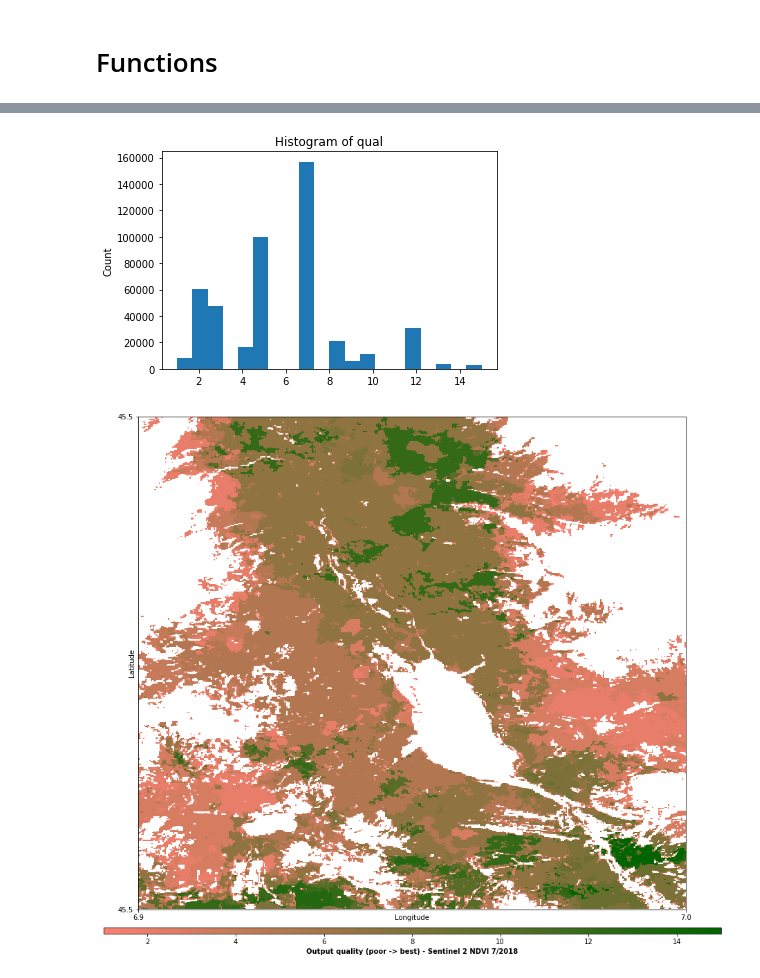
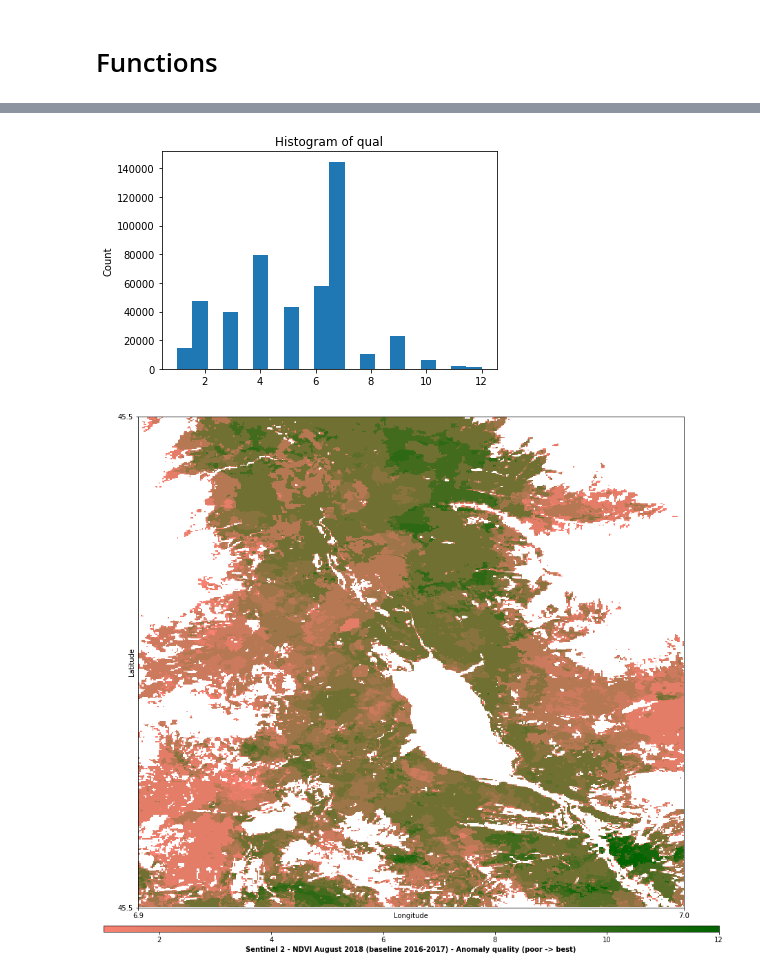
Before and after one commit to unep-grid/SwissDataCube, a Jupyter notebook: notebooks/monthly_anomaly.ipynb, the cells around one changed output, grey strips where cells are left out. Cells and saved outputs as stored; diff of their text form; code cells hidden in the pictures.

Commit message:
anomaly calculation updated

```diff
--- a/notebooks/monthly_anomaly.ipynb
+++ b/notebooks/monthly_anomaly.ipynb
@@ -185,12 +246,13 @@ def expr_anom(plat, prod, expr, bands_expr, mask, data_cats, year, month, lon, l
 # %%
 # Compute anomaly
 time_start = datetime.now()
+printandlog('STARTED computing anomaly', logname, reset = True)
 
 if ((max_lon - min_lon) * (max_lat - min_lat) <= chunk_size):
     # Compute anomaly at once
-    print('%s - processing all at once' % (datetime.now()))
+    printandlog('Processing all at once', logname)
     anom = expr_anom(platform, product,math_expr, bands, cat_band, keep_cats,
-                     anom_year, anom_month, (min_lon, max_lon), (min_lat, max_lat))
+                     base_years, anom_years, anom_months, (min_lon, max_lon), (min_lat, max_lat))
 else:
     # Compute anomaly by chunk
     # Cut the geographic extents into chunks
@@ -201,13 +263,13 @@ else:
     product_chunks = []
     for index, chunk in enumerate(geographic_chunks):
         cnt += 1
-        print('%s - %i/%i' % (datetime.now(), cnt, chunks_nb))
+        printandlog('Chunk %i/%i' % (cnt, chunks_nb), logname)
         pc_change = expr_anom(platform, product,math_expr, bands, cat_band, keep_cats,
-                              anom_year, anom_month, chunk['longitude'], chunk['latitude'])
+                              base_years, anom_years, anom_months, chunk['longitude'], chunk['latitude'])
         # Append result
         product_chunks.append(pc_change)
         # Combine chunks
     anom = combine_geographic_chunks(product_chunks)
 
-print('Done in %s' % (datetime.now()-time_start))
+printandlog('Anomaly computed in %s' % (datetime.now()-time_start), logname)
 # %% [output]
@@ -237,18 +302,19 @@ plt.savefig("ndvi_pc_change_%i-%i_fig.png" % (anom_month, anom_year), bbox_inche
 # %%
-# qual output
+# anom_qual output
 
-# Export to DEFLATE compressed geotiff
-# compress="deflate" added to utils/dc_utilities.py write_geotiff_from_xr
-easy_export(anom.qual, "ndvi_quality_%i-%i" % (anom_month, anom_year), "tif")
+printandlog('Export anom_qual and create figures', logname)
+
+# Export to NETCDF
+easy_export(anom.qual, "%s_anom_qual" % (prfx_file), "nc")
 
 # Compute histogram
 anom.qual.plot.hist(bins=20)
-plt.savefig("ndvi_quality_%i-%i_histo.png" % (anom_month, anom_year), bbox_inches='tight')
+plt.savefig("%s_anom_qual_histo.png" % (prfx_file), bbox_inches='tight')
 
 # OPTIONAL - Preview a specific scenes and band
 easy_map(anom.qual,
          colors.LinearSegmentedColormap.from_list('RdGn', ['salmon','darkgreen'], N=256),
-         'Output quality (poor -> best) - Sentinel 2 NDVI %i/%i' % (anom_month, anom_year),
+         '%s - Anomaly quality (poor -> best)' % (prfx_fig),
          16)
-plt.savefig("ndvi_quality_%i-%i_fig.png" % (anom_month, anom_year), bbox_inches='tight')
+plt.savefig("%s_anom_qual_map.png" % (prfx_file), bbox_inches='tight')
 # %% [output]
@@ -255,2 +322,2 @@ plt.savefig("ndvi_quality_%i-%i_fig.png" % (anom_month, anom_year), bbox_inches=
-[figure, old version]
+[figure, new version]
-[figure, old version]
+[figure, new version]
```
Also changed, not shown: parts of 9 cells of this notebook, 2 other files.
